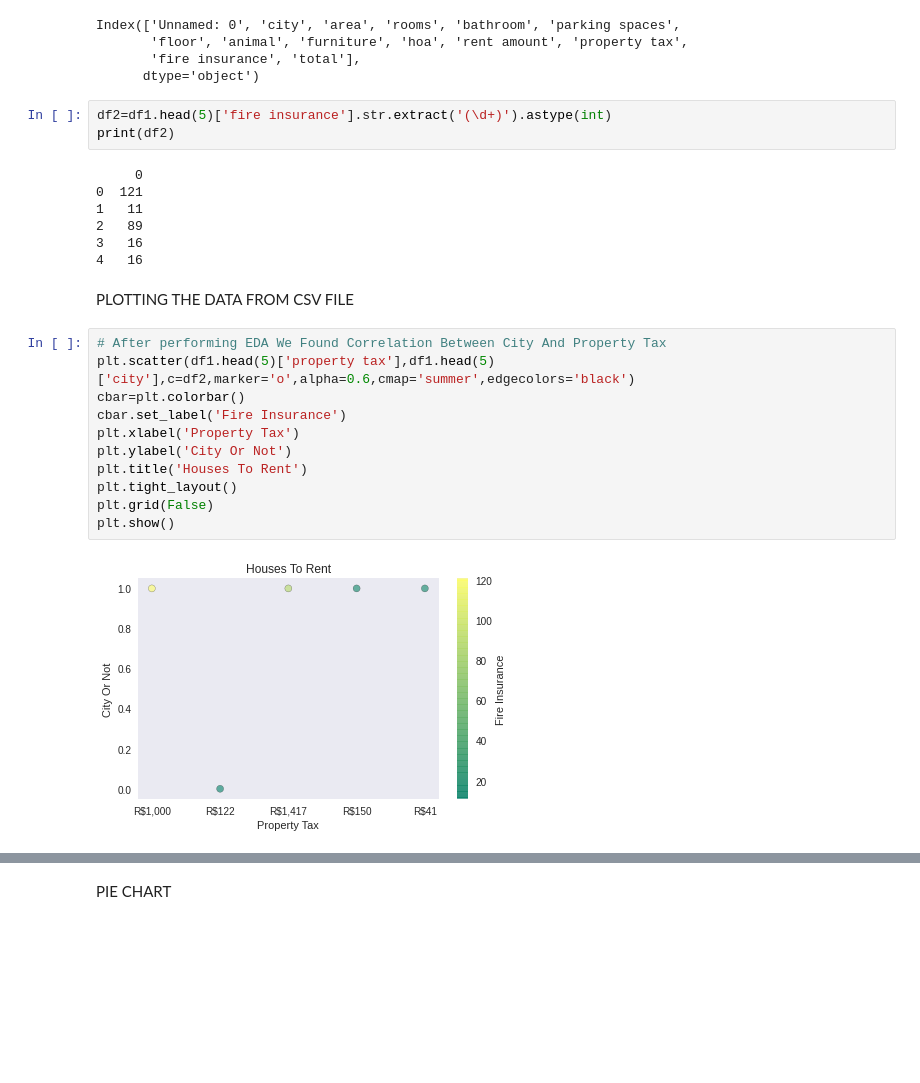
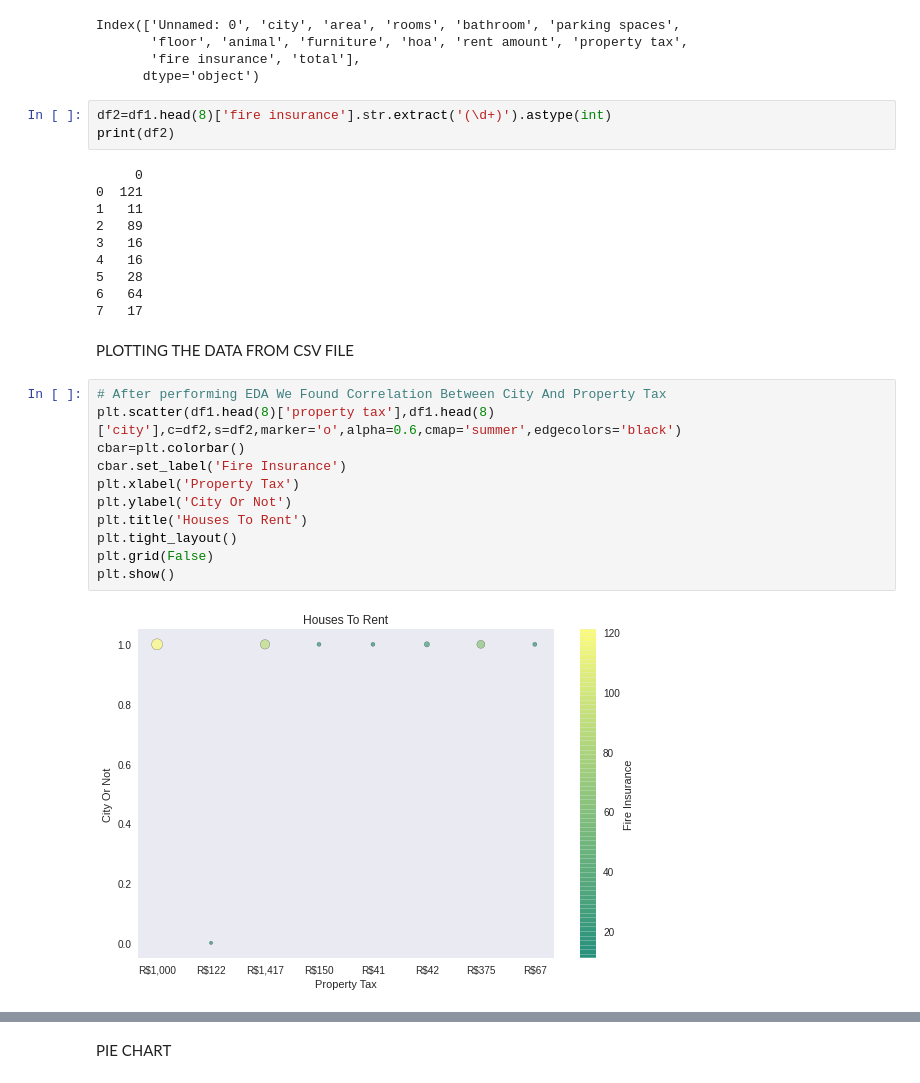
Before and after one commit to DataCrusade1999/Python, a Jupyter notebook: Matplotlib(Colab).ipynb, the cells around one changed output, grey strips where cells are left out. Saved outputs shown, nothing was run; the diff lists cells and outputs as text; blank space fills up the shorter version.

```diff
--- a/Matplotlib(Colab).ipynb
+++ b/Matplotlib(Colab).ipynb
@@ -114,7 +114,7 @@ Index(['Unnamed: 0', 'city', 'area', 'rooms', 'bathroom', 'parking spaces',
        'fire insurance', 'total'],
       dtype='object')
 # %%
-df2=df1.head(5)['fire insurance'].str.extract('(\d+)').astype(int)
+df2=df1.head(8)['fire insurance'].str.extract('(\d+)').astype(int)
 print(df2)
 # %% [output]
      0
@@ -123,21 +123,24 @@ print(df2)
 2   89
 3   16
 4   16
+5   28
+6   64
+7   17
 # %% [markdown]
 PLOTTING THE DATA FROM CSV FILE
 # %%
 # After performing EDA We Found Correlation Between City And Property Tax
-plt.scatter(df1.head(5)['property tax'],df1.head(5)['city'],c=df2,marker='o',alpha=0.6,cmap='summer',edgecolors='black')
+plt.scatter(df1.head(8)['property tax'],df1.head(8)['city'],c=df2,s=df2,marker='o',alpha=0.6,cmap='summer',edgecolors='black')
 cbar=plt.colorbar()
 cbar.set_label('Fire Insurance')
 plt.xlabel('Property Tax')
 plt.ylabel('City Or Not')
 plt.title('Houses To Rent')
 plt.tight_layout()
 plt.grid(False)
 plt.show()
 # %% [output]
-[figure, old version]
+[figure, new version]
 # %%
 # From EDA We Can See The Correlation Between Rent Amount And Rooms
 plt.barh(df1.head(10)['rent amount'],df1.head(10)['rooms'],)
```
Also changed, not shown: parts of 7 cells of this notebook.
